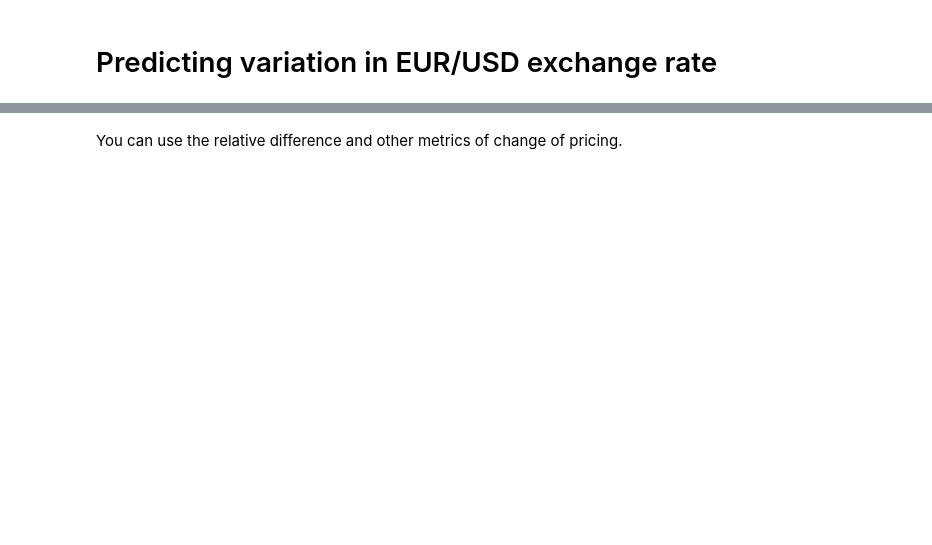
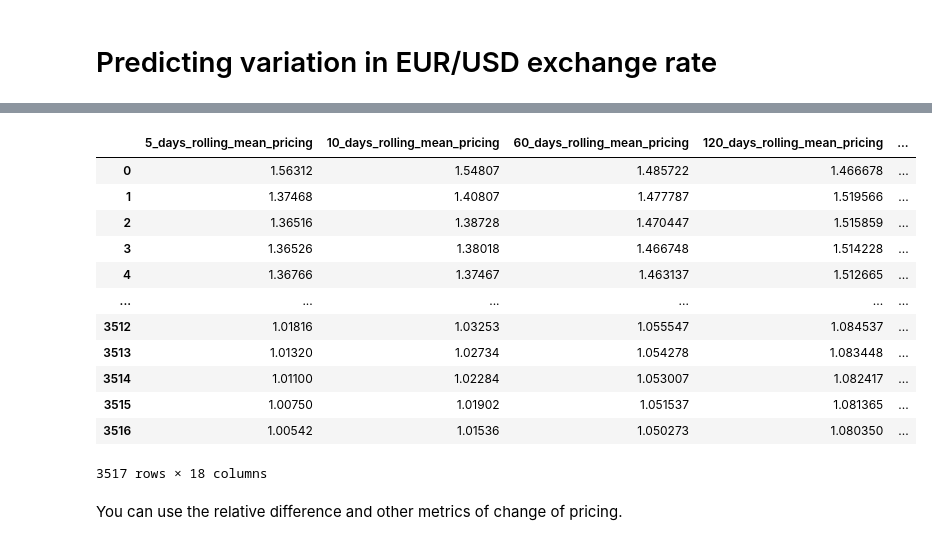
Before and after one commit to dtortosa/capstone_project, a Jupyter notebook: scripts/03_predicting_exchange_rate.ipynb, the cells around one changed output, grey strips where cells are left out. Drawn from its saved outputs; the diff is of its cells as text; code cells hidden in the pictures; blank space fills up the shorter version.

```diff
--- a/scripts/03_predicting_exchange_rate.ipynb
+++ b/scripts/03_predicting_exchange_rate.ipynb
@@ -50,3 +64,20 @@ df_merged_modeling
+# %%
+df_merged_modeling = df_merged_modeling.iloc[:,0:18]
+df_merged_modeling
+# %% [output]
+|  | 5_days_rolling_mean_pricing | 10_days_rolling_mean_pricing | 60_days_rolling_mean_pricing | 120_days_rolling_mean_pricing | ... |
+| 0 | 1.56312 | 1.54807 | 1.485722 | 1.466678 | ... |
+| 1 | 1.37468 | 1.40807 | 1.477787 | 1.519566 | ... |
+| 2 | 1.36516 | 1.38728 | 1.470447 | 1.515859 | ... |
+| 3 | 1.36526 | 1.38018 | 1.466748 | 1.514228 | ... |
+| 4 | 1.36766 | 1.37467 | 1.463137 | 1.512665 | ... |
+| ... | ... | ... | ... | ... | ... |
+| 3512 | 1.01816 | 1.03253 | 1.055547 | 1.084537 | ... |
+| 3513 | 1.01320 | 1.02734 | 1.054278 | 1.083448 | ... |
+| 3514 | 1.01100 | 1.02284 | 1.053007 | 1.082417 | ... |
+| 3515 | 1.00750 | 1.01902 | 1.051537 | 1.081365 | ... |
+| 3516 | 1.00542 | 1.01536 | 1.050273 | 1.080350 | ... |
+3517 rows × 18 columns
 # %% [markdown]
 You can use the relative difference and other metrics of change of pricing.
 # %%
```
Also changed, not shown: parts of 22 cells of this notebook, 3 other files.
